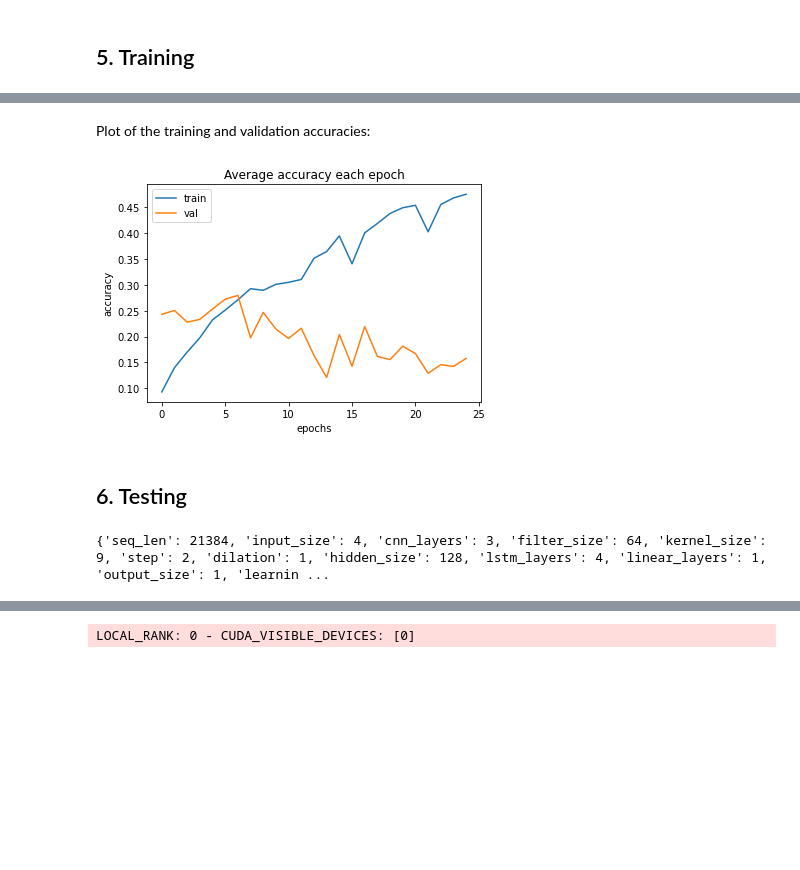
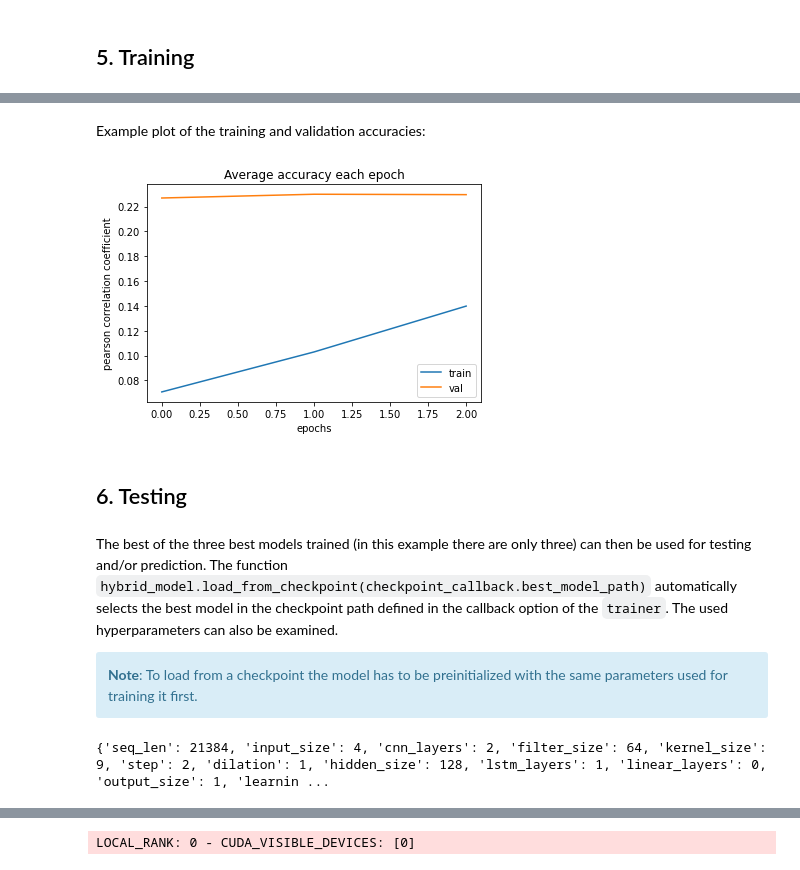
Before and after one commit to weberlab-hhu/Predmoter, a Jupyter notebook: predmotor_light.ipynb, the cells around one changed output, grey strips where cells are left out. Saved outputs shown, nothing was run; the diff lists cells and outputs as text; code cells hidden in the pictures; blank space fills up the shorter version.

```diff
--- a/predmotor_light.ipynb
+++ b/predmotor_light.ipynb
@@ -233,4 +261,0 @@ print(len(ylist))
-# %%
-# artificial output Y
-artY = torch.stack(ylist)
-print(artY.size())
@@ -370 +366,5 @@ free: 0.0 Mb
+# %%
+# artificial dataloaders
+train_loader = DataLoader(art_trainset, batch_size=batch_size, shuffle=True, pin_memory=True)
+val_loader = DataLoader(art_valset, batch_size=batch_size, shuffle=False, pin_memory=True)
 # %% [markdown]
@@ -406,5 +408,7 @@ def y_pool(target):
 # %%
-def pear_coeff(prediction, target):
+def pear_coeff(prediction, target, is_log=True):
+    if is_log:
+        prediction = torch.exp(prediction)
     p = prediction - torch.mean(prediction)
     t = target - torch.mean(target)
     coeff = torch.sum(p*t)/(torch.sqrt(torch.sum(p**2))*torch.sqrt(torch.sum(t**2))+1e-8)
@@ -412,0 +419,19 @@ def pear_coeff(prediction, target):
+# %%
+def print_coverage_comparison(prediction, target, idx, title, is_log=True):
+    pred_example = prediction[idx].cpu().detach()
+    target_example = target[idx].cpu().detach()
+    if is_log:
+        pred_example = torch.exp(pred_example)
+
+    pred_example =  pred_example.view(pred_example.size(0))
+    target_example = target_example.view(target_example.size(0))
+
+    # Plot:
+    plt.plot(pred_example, label="prediction")
+    plt.plot(target_example, label="actual_coverage")
+    plt.xlabel('position')
+    plt.ylabel('ATAC-seq coverage')
+
+    plt.title(title)
+    plt.legend()
+    plt.show()
@@ -877,21 +889,26 @@ plt.show()
 # %% [markdown]
-Plot of the training and validation accuracies:
+Example plot of the training and validation accuracies:
 # %%
 plt.plot(hybrid_model.train_accuracy, label="train")
 plt.plot(hybrid_model.val_accuracy[1:], label="val")
 plt.xlabel("epochs")
-plt.ylabel("accuracy")
+plt.ylabel("pearson correlation coefficient")
 
 plt.title("Average accuracy each epoch")
 plt.legend()
 plt.show()
 # %% [output]
-[figure, old version]
+[figure, new version]
 # %% [markdown]
 ## 6. Testing
-# %%
-best_model = torch.load(checkpoint_callback.best_model_path)
-print(best_model['hyper_parameters'])
-# %% [output]
-{'seq_len': 21384, 'input_size': 4, 'cnn_layers': 3, 'filter_size': 64, 'kernel_size': 9, 'step': 2, 'dilation': 1, 'hidden_size': 128, 'lstm_layers': 4, 'linear_layers': 1, 'output_size': 1, 'learnin ...
+# %% [markdown]
+The best of the three best models trained (in this example there are only three) can then be used for testing and/or prediction. The function ``hybrid_model.load_from_checkpoint(checkpoint_callback.best_model_path)`` automatically selects the best model in the checkpoint path defined in the callback option of the ``trainer``. The used hyperparameters can also be examined.
+<div class="alert alert-block alert-info">
+    <b>Note</b>: To load from a checkpoint the model has to be preinitialized with the same parameters used for training it first.
+</div>
+# %%
+best_model = torch.load("checkpoints/hybrid_model_epoch=2_avg_train_loss=-54.29.ckpt")
+print(best_model['hyper_parameters'])
+# %% [output]
+{'seq_len': 21384, 'input_size': 4, 'cnn_layers': 2, 'filter_size': 64, 'kernel_size': 9, 'step': 2, 'dilation': 1, 'hidden_size': 128, 'lstm_layers': 1, 'linear_layers': 0, 'output_size': 1, 'learnin ...
 # %%
```
Also changed, not shown: parts of 98 cells of this notebook.
